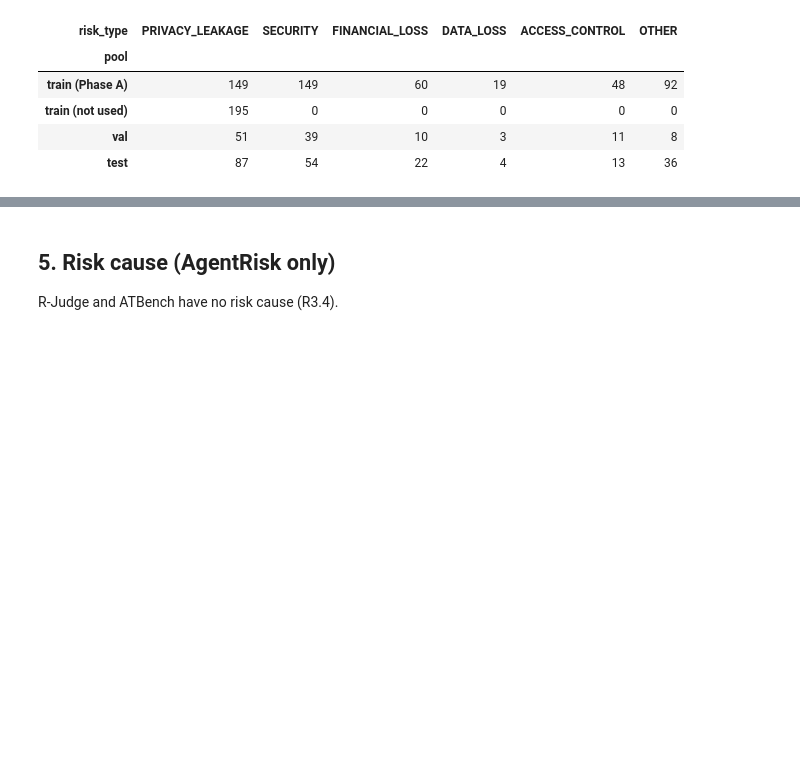
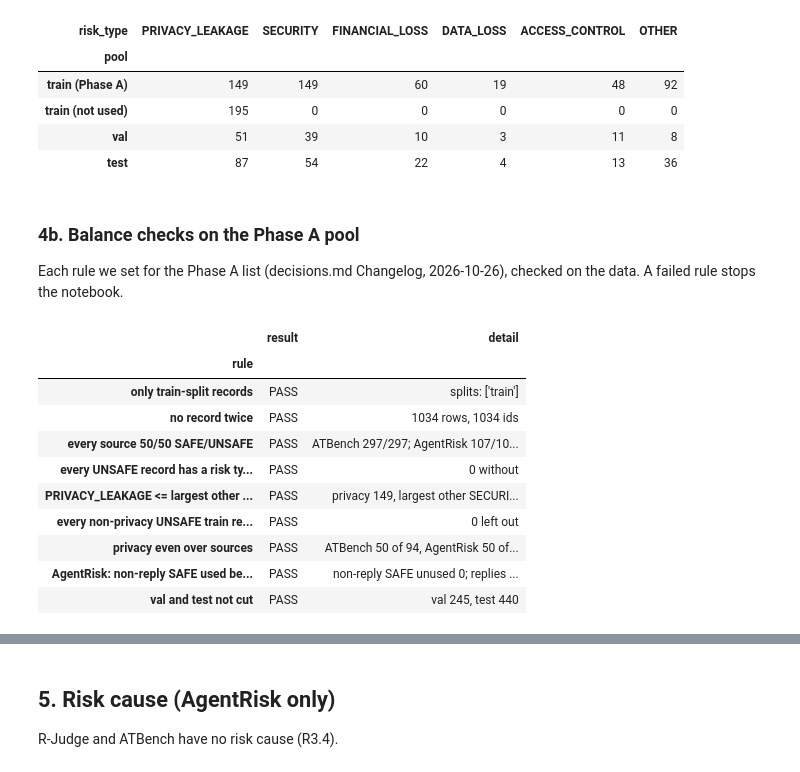
Before and after one commit to iParamModi/agent-risk-monitor, a Jupyter notebook: notebooks/external_eda.ipynb, the cells around one changed output, grey strips where cells are left out. Cells and saved outputs as stored; diff of their text form; code cells hidden in the pictures; blank space fills up the shorter version.

```diff
--- a/notebooks/external_eda.ipynb
+++ b/notebooks/external_eda.ipynb
@@ -369,3 +369,63 @@ UNSAFE risk types in each pool, all sources together:
 | train (not used) | 195 | 0 | 0 | 0 | 0 | 0 |
 | val | 51 | 39 | 10 | 3 | 11 | 8 |
 | test | 87 | 54 | 22 | 4 | 13 | 36 |
+# %% [markdown]
+### 4b. Balance checks on the Phase A pool
+
+Each rule we set for the Phase A list (decisions.md Changelog, 2026-10-26), checked on the data. A failed rule stops the notebook.
+# %%
+pa_df = df[df["pool"] == "train (Phase A)"]
+train_df = df[df["split"] == "train"]
+checks = []
+def check(rule, ok, detail):
+    checks.append({"rule": rule, "result": "PASS" if ok else "FAIL", "detail": detail})
+
+# 1. only train records, no duplicates
+check("only train-split records", set(pa_df["split"]) == {"train"}, f"splits: {sorted(set(pa_df['split']))}")
+check("no record twice", pa_df["record_id"].is_unique, f"{len(pa_df)} rows, {pa_df['record_id'].nunique()} ids")
+# 2. every source 50/50 and the pool 50/50
+per_src = pa_df.groupby(["source", "label"]).size().unstack(fill_value=0)
+check("every source 50/50 SAFE/UNSAFE", bool((per_src["SAFE"] == per_src["UNSAFE"]).all()),
+      "; ".join(f"{s} {r.SAFE}/{r.UNSAFE}" for s, r in per_src.iterrows()))
+# 3. every UNSAFE record has a risk type (pool and whole data)
+check("every UNSAFE record has a risk type (all splits)", int(df.loc[df["label"] == "UNSAFE", "risk_type"].isna().sum()) == 0,
+      f"{int(df.loc[df['label'] == 'UNSAFE', 'risk_type'].isna().sum())} without")
+# 4. privacy capped at the size of the largest other type
+pa_types = pa_df[pa_df["label"] == "UNSAFE"]["risk_type"].value_counts()
+largest_other = pa_types.drop("PRIVACY_LEAKAGE").max()
+check("PRIVACY_LEAKAGE <= largest other type", pa_types["PRIVACY_LEAKAGE"] <= largest_other,
+      f"privacy {pa_types['PRIVACY_LEAKAGE']}, largest other {pa_types.drop('PRIVACY_LEAKAGE').idxmax()} {largest_other}")
+# 5. only privacy is downsampled: every other UNSAFE train record is used
+tu = train_df[train_df["label"] == "UNSAFE"]
+left_out = tu[~tu["phase_a_train"] & (tu["risk_type"] != "PRIVACY_LEAKAGE")]
+check("every non-privacy UNSAFE train record used", len(left_out) == 0, f"{len(left_out)} left out")
+# 6. privacy spread evenly over sources (differ by at most 1, unless a source has fewer)
+priv = pa_df[(pa_df["label"] == "UNSAFE") & (pa_df["risk_type"] == "PRIVACY_LEAKAGE")].groupby("source").size()
+avail = tu[tu["risk_type"] == "PRIVACY_LEAKAGE"].groupby("source").size()
+full = [s for s in priv.index if priv[s] < avail[s]]
+check("privacy even over sources", (priv[full].max() - priv[full].min()) <= 1 if full else True,
+      ", ".join(f"{s} {priv[s]} of {avail[s]}" for s in priv.index))
+# 7. AgentRisk: SAFE replies only used after all non-reply SAFE
+ar_safe = train_df[(train_df["source"] == "AgentRisk") & (train_df["label"] == "SAFE")]
+is_rep = ar_safe["flags"].apply(lambda f: "reply_to_user" in f)
+unused_nonreply = int((~ar_safe["phase_a_train"] & ~is_rep).sum())
+check("AgentRisk: non-reply SAFE used before replies", unused_nonreply == 0 or int((ar_safe["phase_a_train"] & is_rep).sum()) == 0,
+      f"non-reply SAFE unused {unused_nonreply}; replies used {int((ar_safe['phase_a_train'] & is_rep).sum())} of {int(is_rep.sum())}")
+# 8. val and test untouched
+check("val and test not cut", len(df[df["split"] == "val"]) == 245 and len(df[df["split"] == "test"]) == 440,
+      f"val {len(df[df['split'] == 'val'])}, test {len(df[df['split'] == 'test'])}")
+res = pd.DataFrame(checks).set_index("rule")
+display(res)
+assert (res["result"] == "PASS").all(), "a balance rule failed"
+# %% [output]
+|  | result | detail |
+| rule |  |  |
+| only train-split records | PASS | splits: ['train'] |
+| no record twice | PASS | 1034 rows, 1034 ids |
+| every source 50/50 SAFE/UNSAFE | PASS | ATBench 297/297; AgentRisk 107/10... |
+| every UNSAFE record has a risk ty... | PASS | 0 without |
+| PRIVACY_LEAKAGE <= largest other ... | PASS | privacy 149, largest other SECURI... |
+| every non-privacy UNSAFE train re... | PASS | 0 left out |
+| privacy even over sources | PASS | ATBench 50 of 94, AgentRisk 50 of... |
+| AgentRisk: non-reply SAFE used be... | PASS | non-reply SAFE unused 0; replies ... |
+| val and test not cut | PASS | val 245, test 440 |
```
Also changed, not shown: parts of 2 cells of this notebook, 1 other file.
